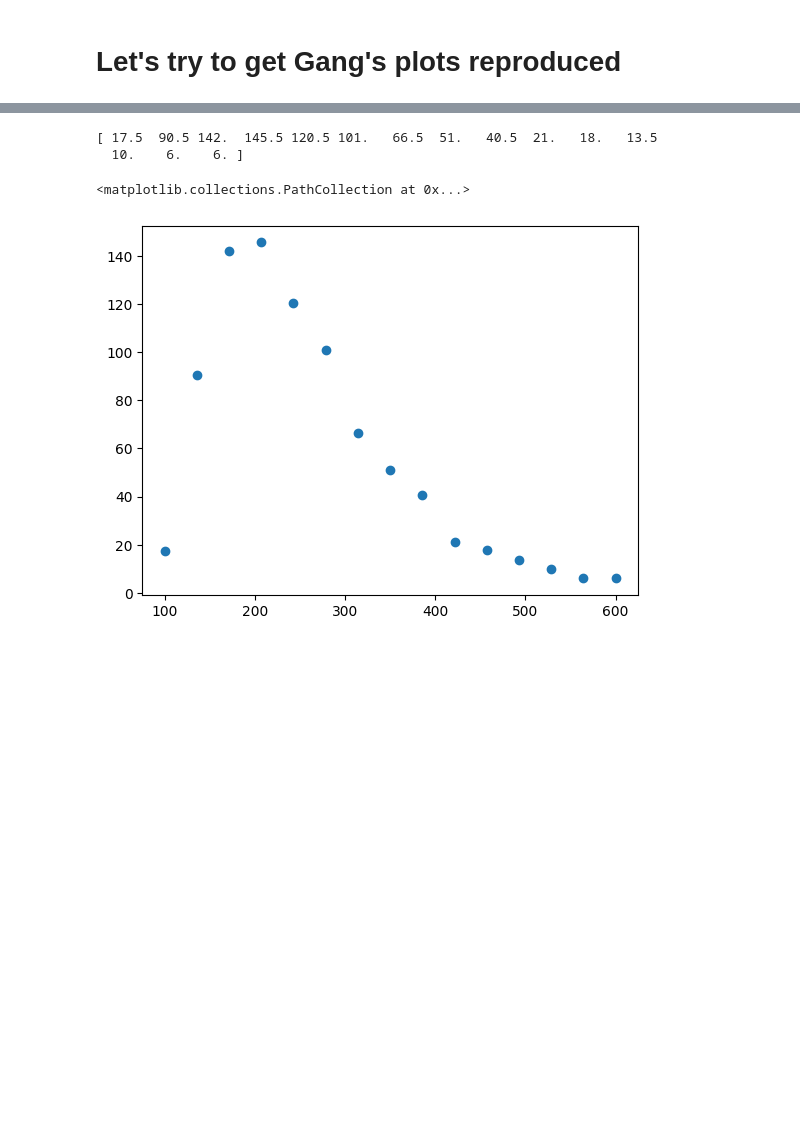
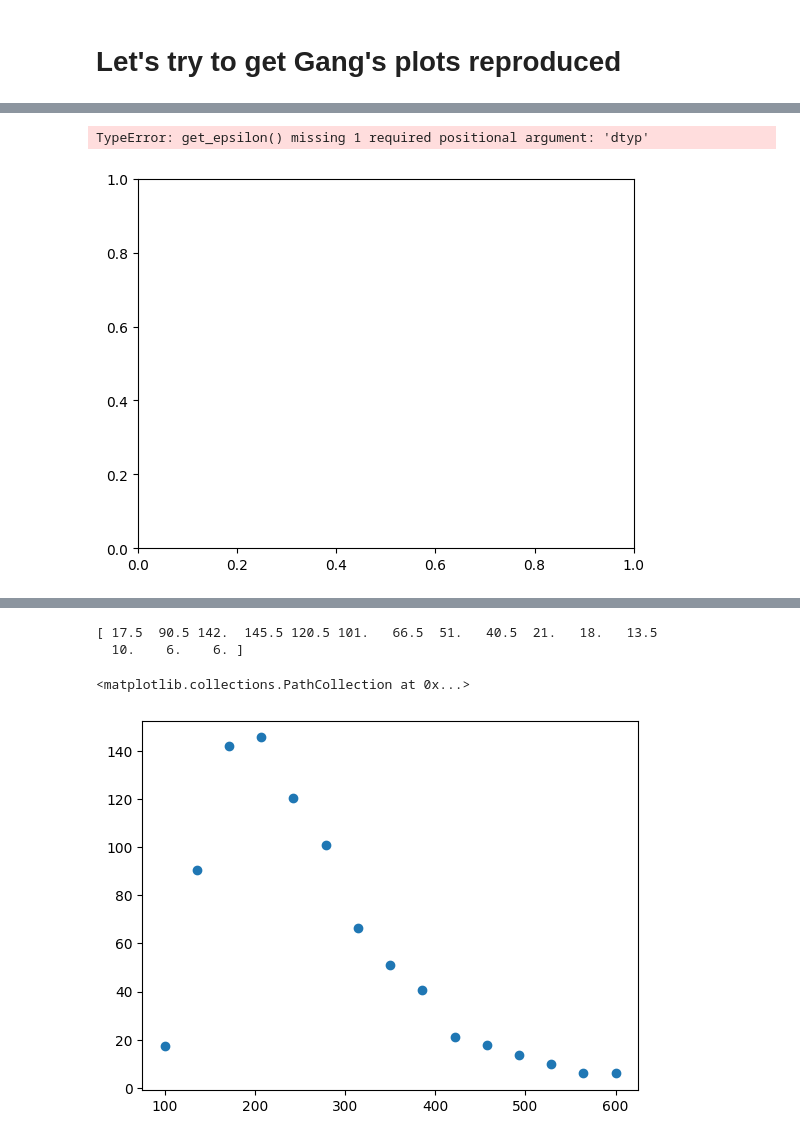
Before and after one commit to dysontk/LFVLNV, a Jupyter notebook: AnalysisAndSuch/Histos.ipynb, the cells around one changed output, grey strips where cells are left out. Cells and saved outputs as stored; diff of their text form; code cells hidden in the pictures; blank space fills up the shorter version.

```diff
--- a/AnalysisAndSuch/Histos.ipynb
+++ b/AnalysisAndSuch/Histos.ipynb
@@ -48,0 +175,33 @@ CMS_to_plot = get_data(CMS_mllWj3_file_name) - get_data(CMS_mllWj1_file_name)
+# %%
+GangFileTags = {'ll':'MllW_jj',
+                 'l1':'Ml1W_jj',
+                 'l2':'Ml2W_jj'}
+CMSFileTags = {'ll': 'mllW_',
+               'l1': 'ml1W_',
+               'l2': 'ml2W_'}
+plotTitles = {'ll': '$M_{llWj}$',
+              'l1': '$M_{l1Wj}$',
+              'l2': '$M_{l2Wj}$'}
+CMS_linspaces = {'ll': np.linspace(100, 660, 15),
+                 'l1': np.linspace(70, 480, 21),
+                 'l2': np.linspace(30, 350, 17)}
+init_dir = path_to_Gang+gang_diboson_path
+
+for htyp in GangFileTags:
+    fig, axes = plt.subplots()
+    dattypes = ['WZ', 'ZZ']
+    GangFileNames = {dtyp: init_dir+GangFileTags[htyp]+dtyp+'.dat' for dtyp in dattypes}
+    datas = {dtyp: get_data(GangFileNames[dtyp]) for dtyp in dattypes}
+    theseMasses = diboson_plot(datas, {dtyp:init_dir+f'cut_eff_jj{dtyp}.dat' for dtyp in dattypes})
+    Mass_range = get_data(GangFileNames['WZ'], importantColumn=0)
+    axes.set_xlabel(plotTitles[htyp]+'[GeV]')
+    axes.scatter(Mass_range, theseMasses, label='WZ+ZZ', color='red')
+
+    #now for the CMS data
+    CMS_to_plot = get_data(init_dir+CMSFileTags[htyp]+'3.dat') - get_data(init_dir+CMSFileTags[htyp]+'1.dat')
+    axes.scatter(CMS_linspaces[htyp], CMS_to_plot, label='1806.10905', color='green')
+    axes.legend()
+    # axes.scatter()
+# %% [output]
+TypeError: get_epsilon() missing 1 required positional argument: 'dtyp'
+[figure, added]
```
Also changed, not shown: parts of 7 cells of this notebook, 1 other file.
